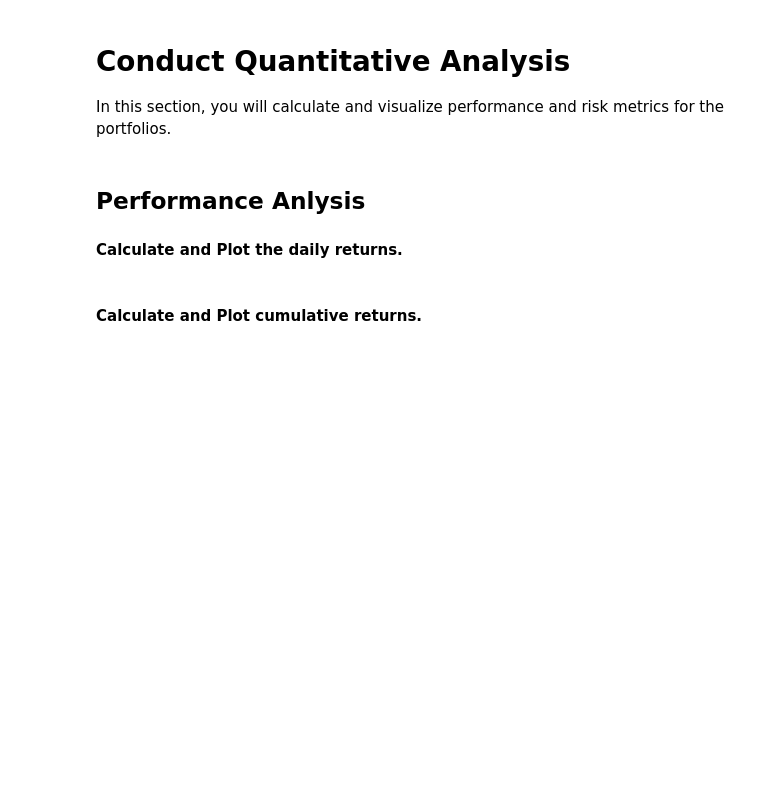
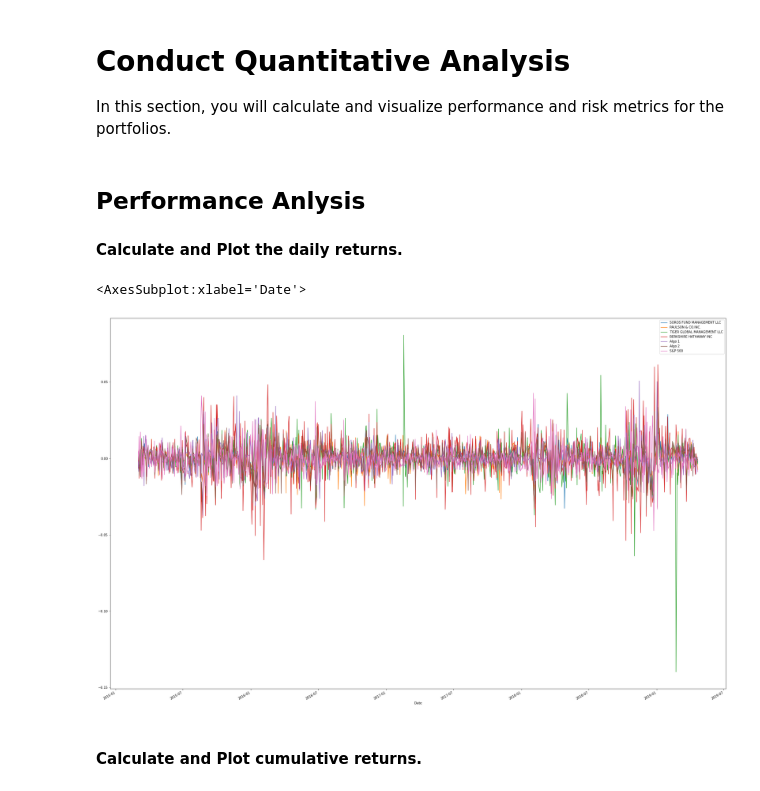
Before and after one commit to Wil-bro0824/A_Whale_Off_PortFolio, a Jupyter notebook: whale_analysis.ipynb, the cells around one changed output. Cells and saved outputs as stored; diff of their text form; code cells hidden in the pictures; blank space fills up the shorter version.

```diff
--- a/whale_analysis.ipynb
+++ b/whale_analysis.ipynb
@@ -87,4 +103,9 @@ dtype: object
 # %%
 # Drop nulls
+sp500_daily_return = sp500_daily_return.dropna()
 # %%
 # Rename `Close` Column to be specific to this portfolio.
+sp500_daily_return_df = pd.DataFrame(sp500_daily_return)
+sp500_daily_return_df['S&P 500'] = sp500_daily_return_df['Close']
+del sp500_daily_return_df['Close']
+sp500_daily_return_df.head()
@@ -92,3 +121,6 @@ dtype: object
 ## Combine Whale, Algorithmic, and S&P 500 Returns
 # %%
 # Join Whale Returns, Algorithmic Returns, and the S&P 500 Returns into a single DataFrame with columns for each portfolio's returns.
+portfolio_returns_df = pd.merge(whale_df,algo_df, how= 'inner', on= 'Date')
+portfolio_returns_df = pd.merge(portfolio_returns_df, sp500_daily_return_df, how= 'inner', on = 'Date')
+portfolio_returns_df.head()
@@ -94,0 +134,2 @@ dtype: object
+# %%
+portfolio_returns_df.set_index('Date', inplace=True)
@@ -104,6 +155,10 @@ In this section, you will calculate and visualize performance and risk metrics f
 #### Calculate and Plot the daily returns.
 # %%
 # Plot daily returns of all portfolios
+portfolio_returns_df.plot(figsize = (35, 24))
+# %% [output]
+<AxesSubplot:xlabel='Date'>
+[figure, added]
 # %% [markdown]
 #### Calculate and Plot cumulative returns.
 # %%
```
Also changed, not shown: parts of 18 cells of this notebook.
